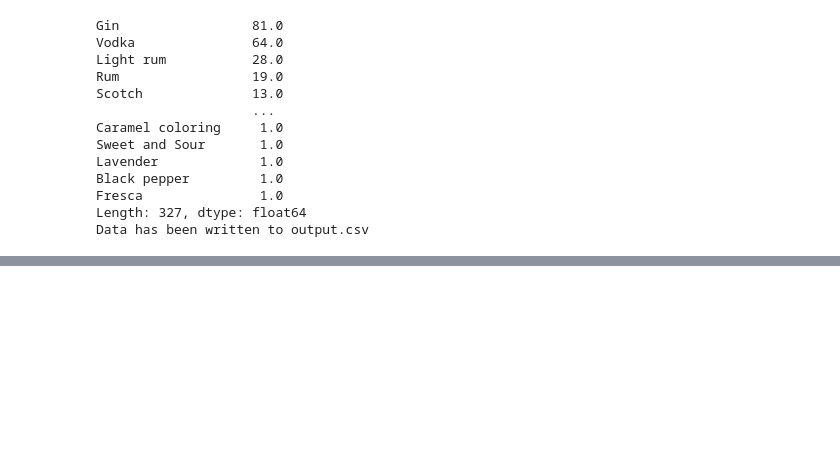
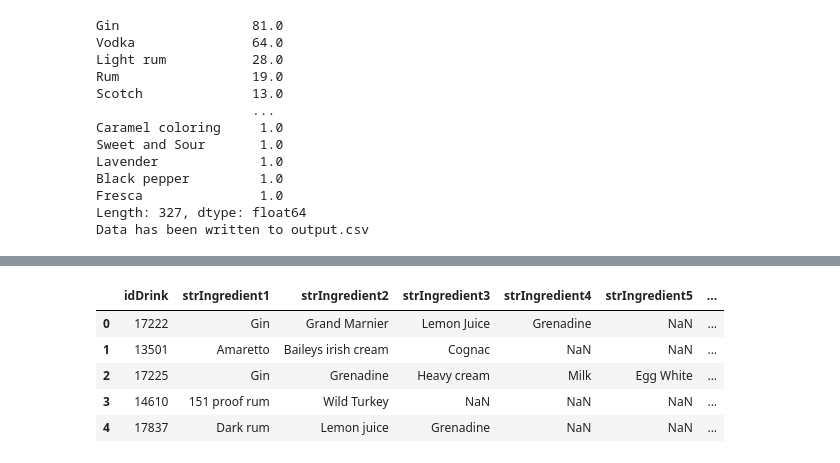
Before and after one commit to UTA-Class-Group-Projects/project_3, a Jupyter notebook: Project_3_Cocktail_API_Python_Script.ipynb, the cells around one changed output, grey strips where cells are left out. Drawn from its saved outputs; the diff is of its cells as text; code cells hidden in the pictures; blank space fills up the shorter version.

```diff
--- a/Project_3_Cocktail_API_Python_Script.ipynb
+++ b/Project_3_Cocktail_API_Python_Script.ipynb
@@ -200,0 +305,12 @@ cocktails_df
+# %%
+#ingredients table
+ingredients_list = ['idDrink'] + ingredients_list
+ingredients_df = df[ingredients_list]
+ingredients_df.head()
+# %% [output]
+|  | idDrink | strIngredient1 | strIngredient2 | strIngredient3 | strIngredient4 | strIngredient5 | ... |
+| 0 | 17222 | Gin | Grand Marnier | Lemon Juice | Grenadine | NaN | ... |
+| 1 | 13501 | Amaretto | Baileys irish cream | Cognac | NaN | NaN | ... |
+| 2 | 17225 | Gin | Grenadine | Heavy cream | Milk | Egg White | ... |
+| 3 | 14610 | 151 proof rum | Wild Turkey | NaN | NaN | NaN | ... |
+| 4 | 17837 | Dark rum | Lemon juice | Grenadine | NaN | NaN | ... |
```
Also changed, not shown: parts of 13 cells of this notebook, 6 other files.
